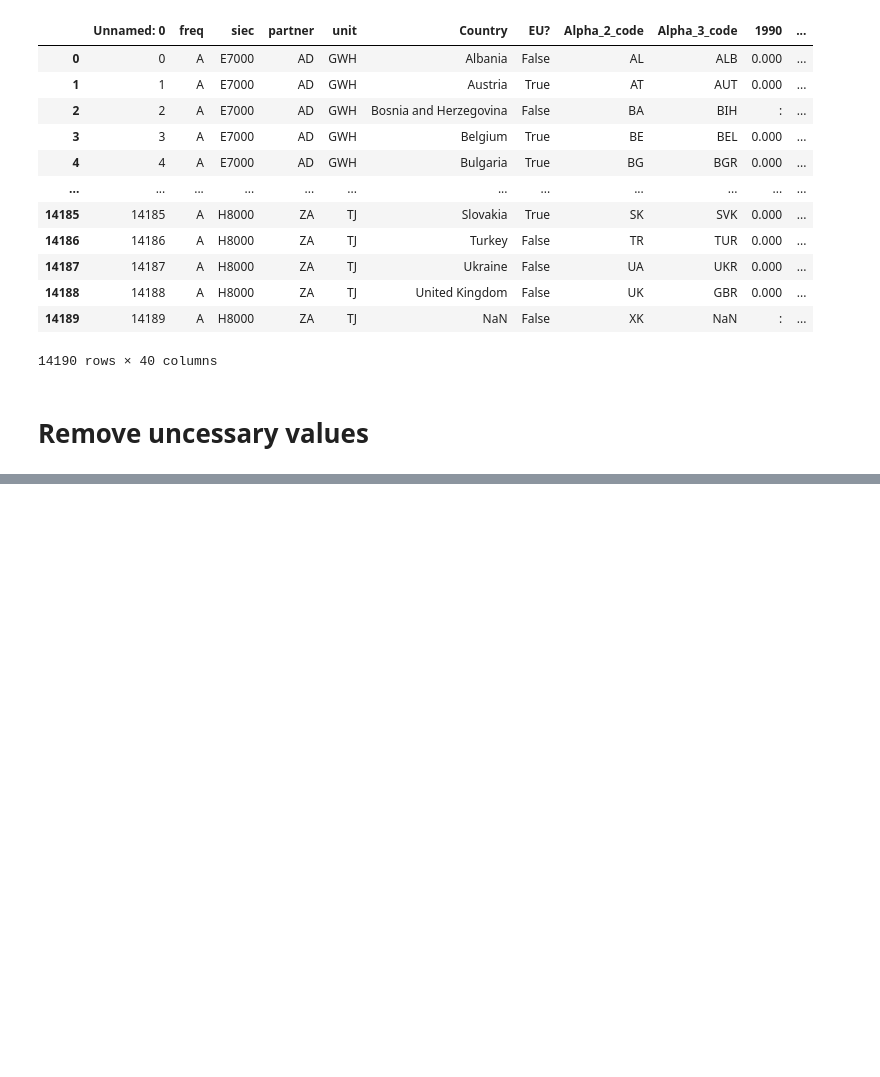
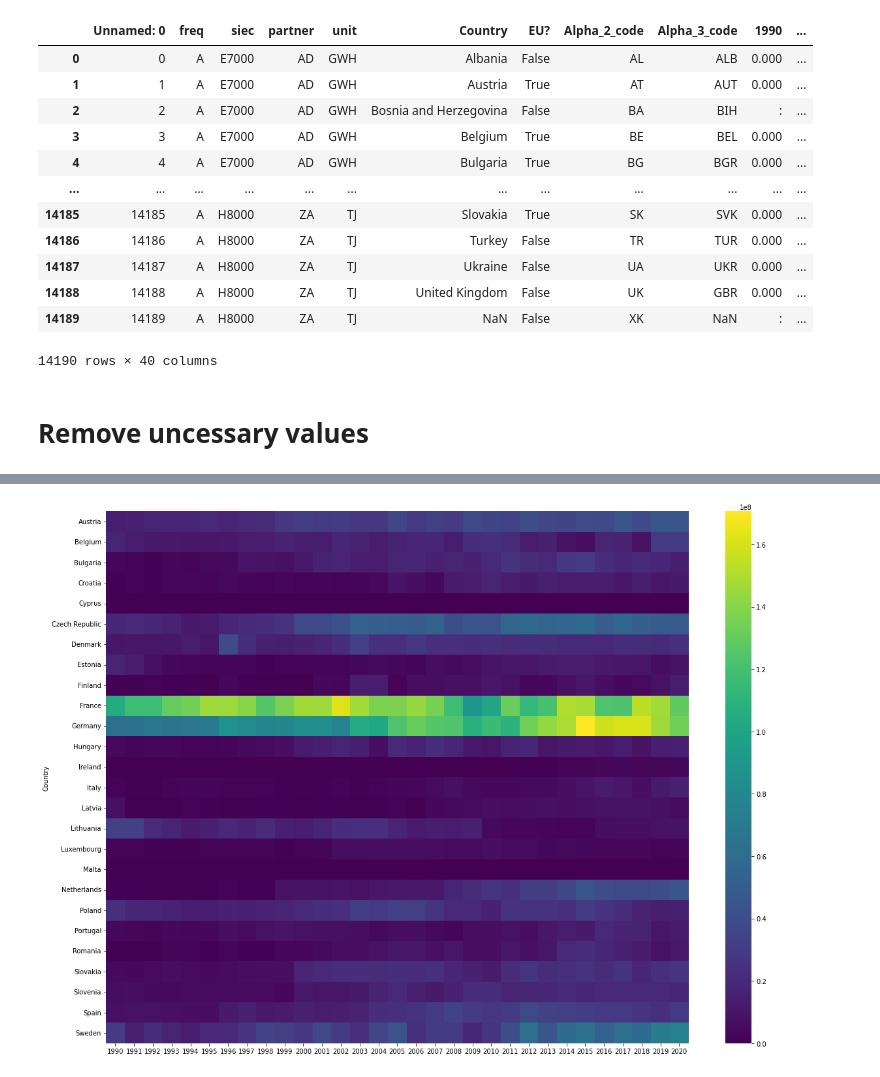
Before and after one commit to SinanSeyhan/green-electricity-project, a Jupyter notebook: notebooks/data_analysis_sinan_export.ipynb, the cells around one changed output, grey strips where cells are left out. Saved outputs shown, nothing was run; the diff lists cells and outputs as text; code cells hidden in the pictures; blank space fills up the shorter version.

```diff
--- a/notebooks/data_analysis_sinan_export.ipynb
+++ b/notebooks/data_analysis_sinan_export.ipynb
@@ -148,0 +213,5 @@ memory usage: 783.1+ KB
+# %%
+fig, ax = plt.subplots(figsize=(20,15))
+sns.heatmap(exports_grouped.loc[:, '1990':'2020'], yticklabels=exports_grouped.index.values, cmap="viridis");
+# %% [output]
+[figure, added]
```
Also changed, not shown: parts of 25 cells of this notebook, 3 other files.
